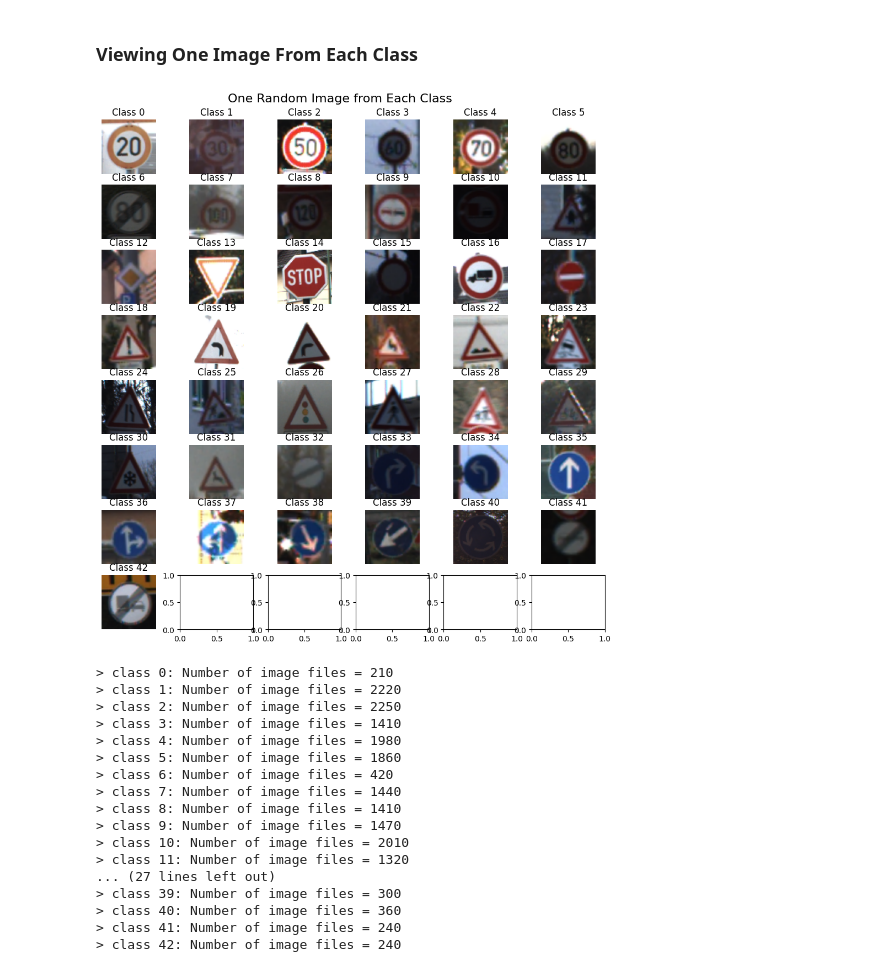
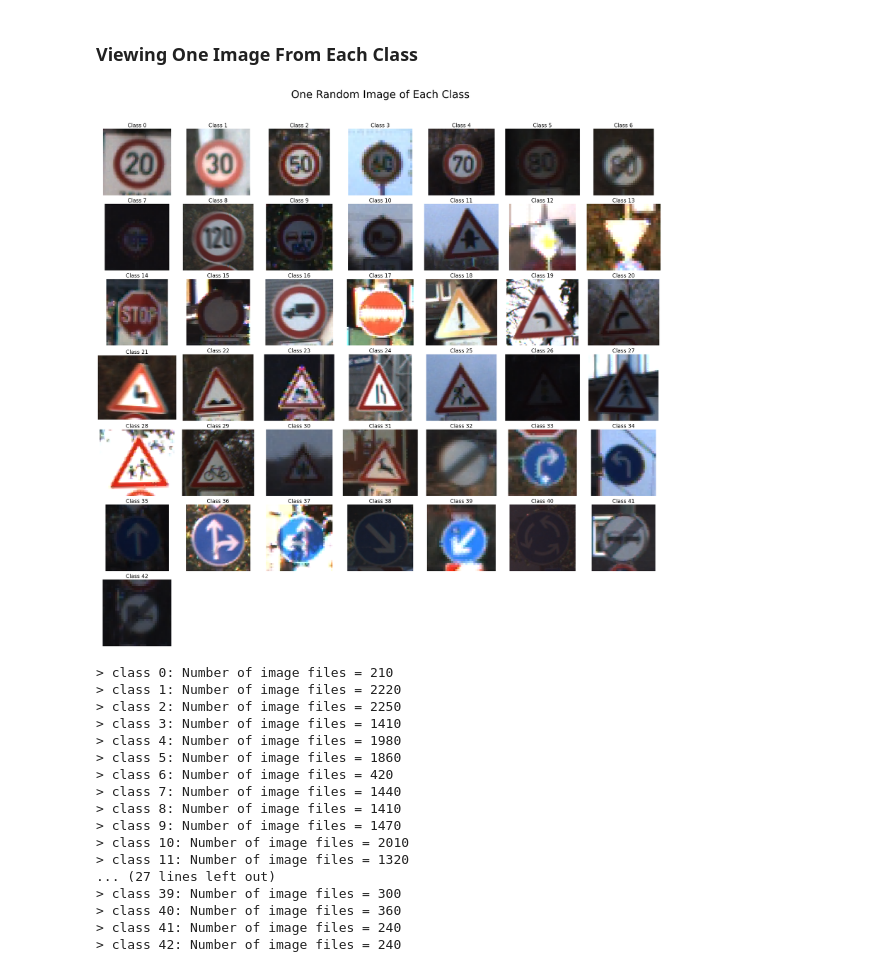
Before and after one commit to Sohaib-50/German-Traffic-Sign-Recognition, a Jupyter notebook: German_Traffic_Sign_Recognition.ipynb, the cells around one changed output. Cells and saved outputs as stored; diff of their text form; code cells hidden in the pictures.

Commit message:
updated 1 pic of every class plot

```diff
--- a/German_Traffic_Sign_Recognition.ipynb
+++ b/German_Traffic_Sign_Recognition.ipynb
@@ -148,27 +148,33 @@ First 5 rows:
 ['00000_00003.ppm', '37', '39', '5', '6', '32', '34', '10']
 # %% [markdown]
 ### Viewing One Image From Each Class
-# %%
-data_dir = './drive/MyDrive/NED/Semester 8/Computer Vision/Final-Project/dataset/GTSRB/Final_Training/Images'
-fig, axs = plt.subplots(nrows=8, ncols=6, figsize=(12, 12))
-for class_id in range(43):
-    folder_path = os.path.join(data_dir, f'{class_id:05}')
-    image_file_names = [f for f in os.listdir(folder_path) if f.endswith('.ppm')]
-    image_file_name = random.choice(image_file_names)
-    image_path = os.path.join(folder_path, image_file_name)
-    image = cv2.imread(image_path)
-    image = cv2.cvtColor(image, cv2.COLOR_BGR2RGB)
-    image = cv2.resize(image, (64, 64))
-    row = class_id // 6
-    col = class_id % 6
-    axs[row, col].imshow(image)
-    axs[row, col].set_title(f'Class {class_id}')
-    axs[row, col].axis('off')
-
-fig.suptitle('One Random Image from Each Class', fontsize=16, y=0.92)
-plt.show()
-# %% [output]
-[figure, removed]
+# %%
+import os
+import matplotlib.pyplot as plt
+from PIL import Image
+import random
+
+data_dir = '/content/drive/MyDrive/NED/Semester 8/Computer Vision/Final-Project/dataset/GTSRB/Final_Training/Images'
+classes = 43
+class_names = []
+for i in range(classes):
+    class_names.append(f'{i:05}')
+
+plt.figure(figsize=(30, 30))
+plt.suptitle("One Random Image of Each Class", fontsize=40)
+
+for i in range(classes):
+    path = os.path.join(data_dir, class_names[i])
+    images = os.listdir(path)
+    ax = plt.subplot(7, 7, i+1)
+    ax.set_title(f"Class {i}", fontsize=20)
+    plt.imshow(Image.open(os.path.join(path, images[random.randint(0, len(images)-1)])))
+    plt.axis("off")
+
+plt.tight_layout(rect=[0, 0, 1, 0.95])
+plt.show()
+# %% [output]
+[figure, added]
 # %%
 for class_id in range(0, 43):
     print(f"> class {class_id}:", end=" ")
```
